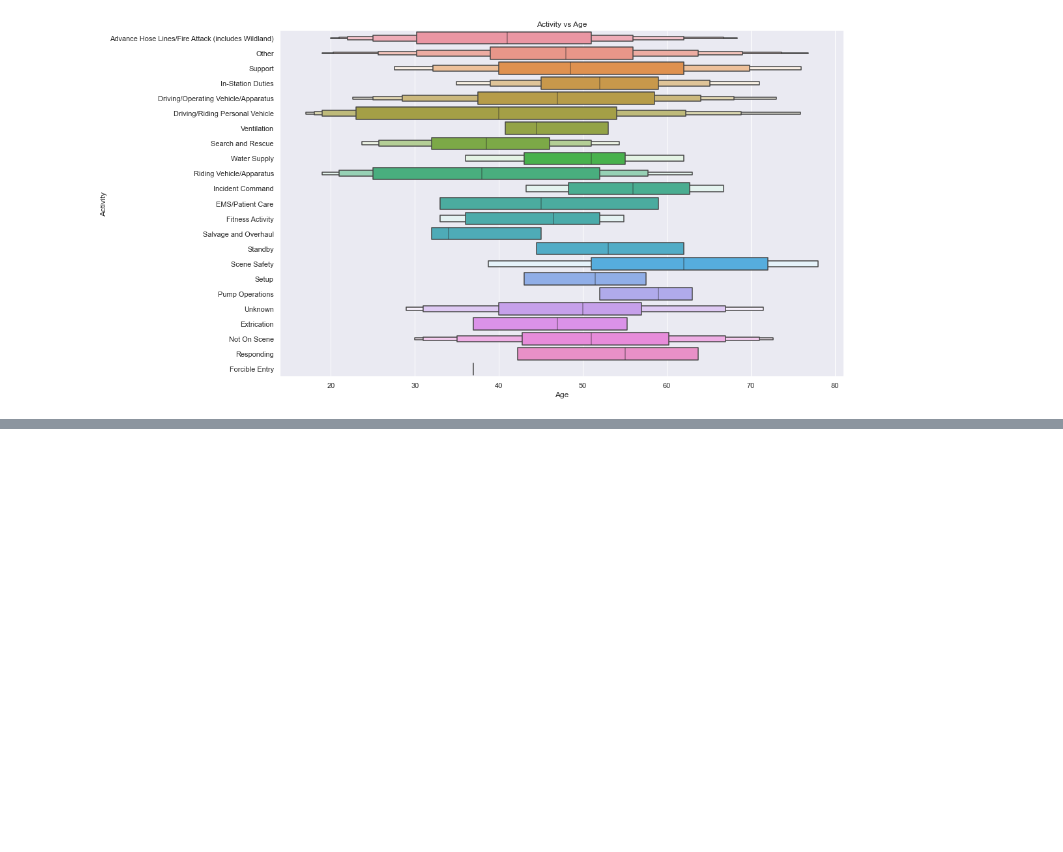
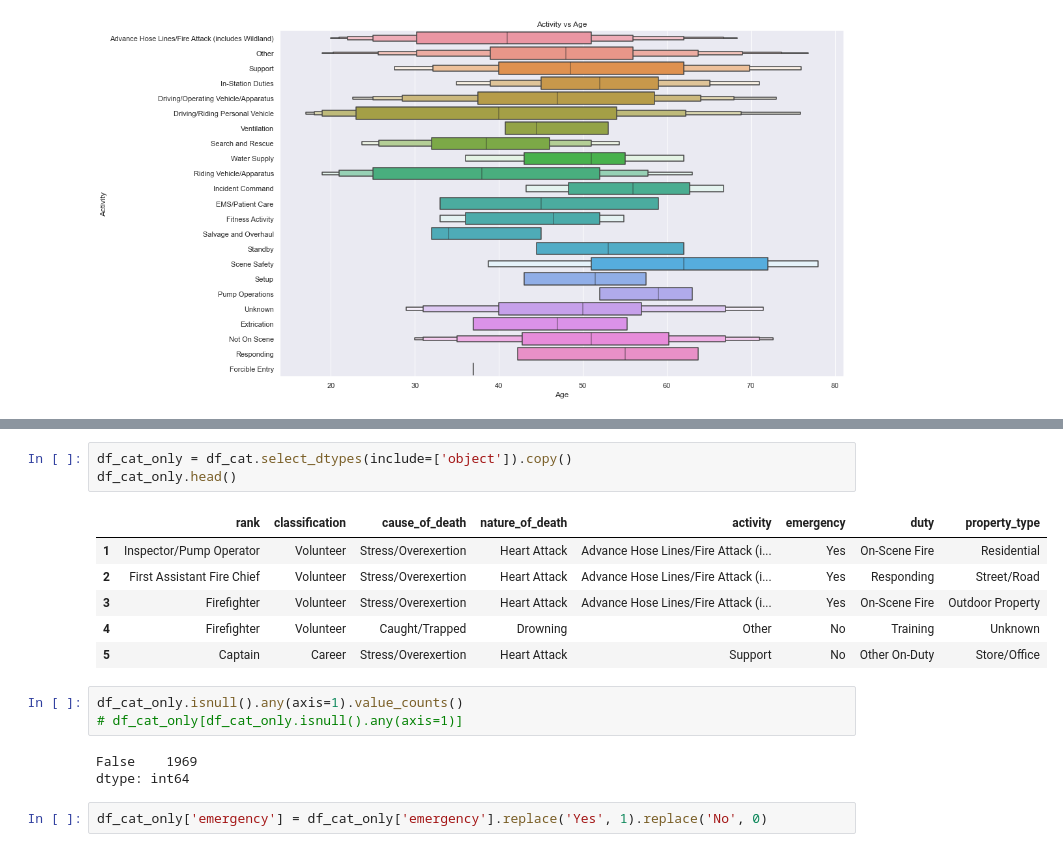
Before and after one commit to abcjamesjordan/firefigher_fatalities, a Jupyter notebook: ff_analysis.ipynb, the cells around one changed output, grey strips where cells are left out. Saved outputs shown, nothing was run; the diff lists cells and outputs as text; blank space fills up the shorter version.

```diff
--- a/ff_analysis.ipynb
+++ b/ff_analysis.ipynb
@@ -666,0 +693,18 @@ df.head()
+# %%
+df_cat_only = df_cat.select_dtypes(include=['object']).copy()
+df_cat_only.head()
+# %% [output]
+|  | rank | classification | cause_of_death | nature_of_death | activity | emergency | duty | property_type |
+| 1 | Inspector/Pump Operator | Volunteer | Stress/Overexertion | Heart Attack | Advance Hose Lines/Fire Attack (i... | Yes | On-Scene Fire | Residential |
+| 2 | First Assistant Fire Chief | Volunteer | Stress/Overexertion | Heart Attack | Advance Hose Lines/Fire Attack (i... | Yes | Responding | Street/Road |
+| 3 | Firefighter | Volunteer | Stress/Overexertion | Heart Attack | Advance Hose Lines/Fire Attack (i... | Yes | On-Scene Fire | Outdoor Property |
+| 4 | Firefighter | Volunteer | Caught/Trapped | Drowning | Other | No | Training | Unknown |
+| 5 | Captain | Career | Stress/Overexertion | Heart Attack | Support | No | Other On-Duty | Store/Office |
+# %%
+df_cat_only.isnull().any(axis=1).value_counts()
+# df_cat_only[df_cat_only.isnull().any(axis=1)]
+# %% [output]
+False    1969
+dtype: int64
+# %%
+df_cat_only['emergency'] = df_cat_only['emergency'].replace('Yes', 1).replace('No', 0)
```
Also changed, not shown: parts of 13 cells of this notebook.
